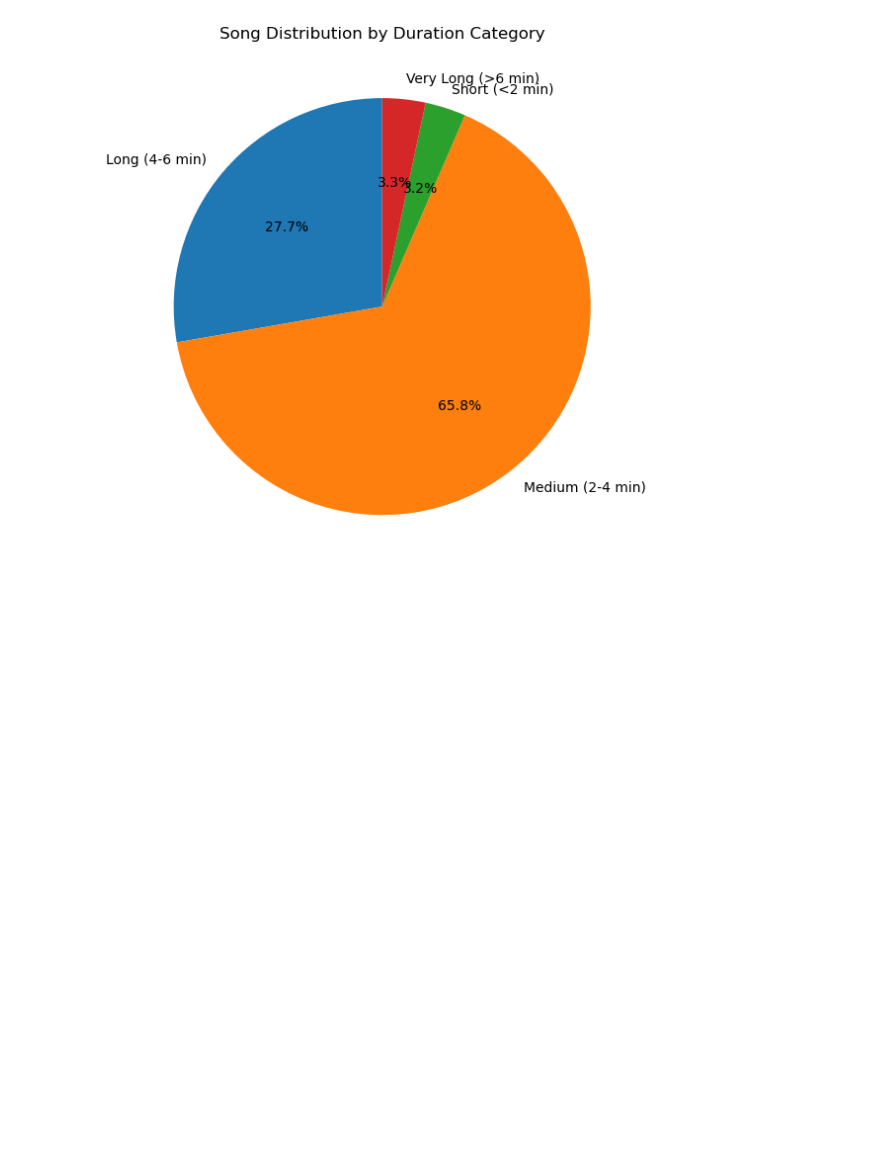
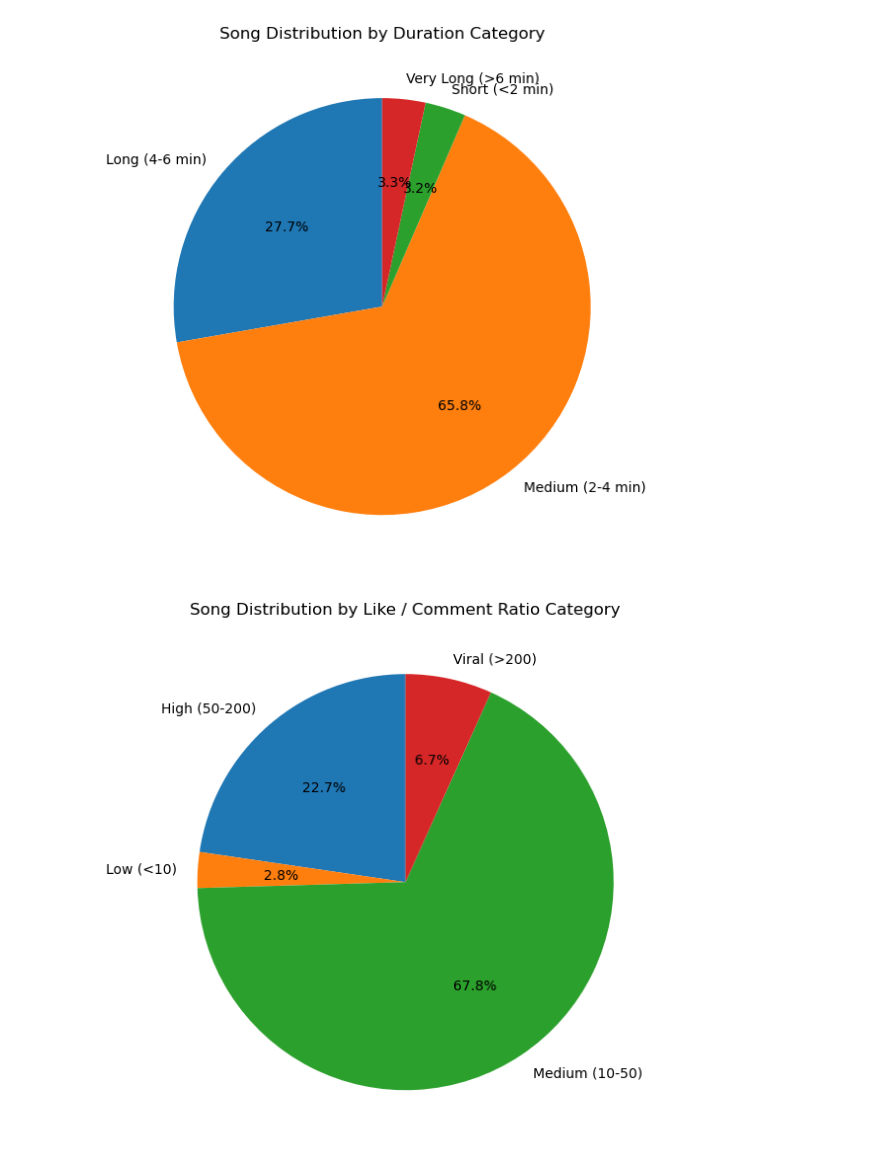
Before and after one commit to FlazeFy2/DS_Spotify-YouTube-Data, a Jupyter notebook: exploratory data analysis-pie.ipynb, the cells around one changed output. Drawn from its saved outputs; the diff is of its cells as text; code cells hidden in the pictures; blank space fills up the shorter version.

Commit message:
[DS] Exploratory Data Analysis (EDA) - Pie Chart Song Distribution By Like / Comment Ratio Category

```diff
--- a/exploratory data analysis-pie.ipynb
+++ b/exploratory data analysis-pie.ipynb
@@ -96,3 +96,39 @@ plt.tight_layout()
 plt.show()
 # %% [output]
 [figure]
+# %%
+import pandas as pd
+import matplotlib.pyplot as plt
+
+# Dataset
+# Exploratory Data Analysis (EDA) - Pie Chart Song Distribution By Like / Comment Ratio Category
+df = pd.read_csv("Spotify Youtube Dataset.csv")
+
+# Like Comment Ratio
+df["Like_Comment_Ratio"] = df["Likes"] / (df["Comments"] + 1)
+
+# Categorize songs by like/comment ratio
+def categorize_ratio(ratio):
+    if ratio < 10:
+        return "Low (<10)"
+    elif ratio <= 50:
+        return "Medium (10-50)"
+    elif ratio <= 200:
+        return "High (50-200)"
+    else:
+        return "Viral (>200)"
+
+df["Engagement Category"] = df["Like_Comment_Ratio"].apply(categorize_ratio)
+
+# Count per category
+engagement_counts = df["Engagement Category"].value_counts().sort_index()
+
+# Pie chart
+plt.figure(figsize=(6, 6))
+engagement_counts.plot.pie(autopct='%1.1f%%', startangle=90)
+plt.title("Song Distribution by Like / Comment Ratio Category")
+plt.ylabel("")
+plt.tight_layout()
+plt.show()
+# %% [output]
+[figure, added]
```
